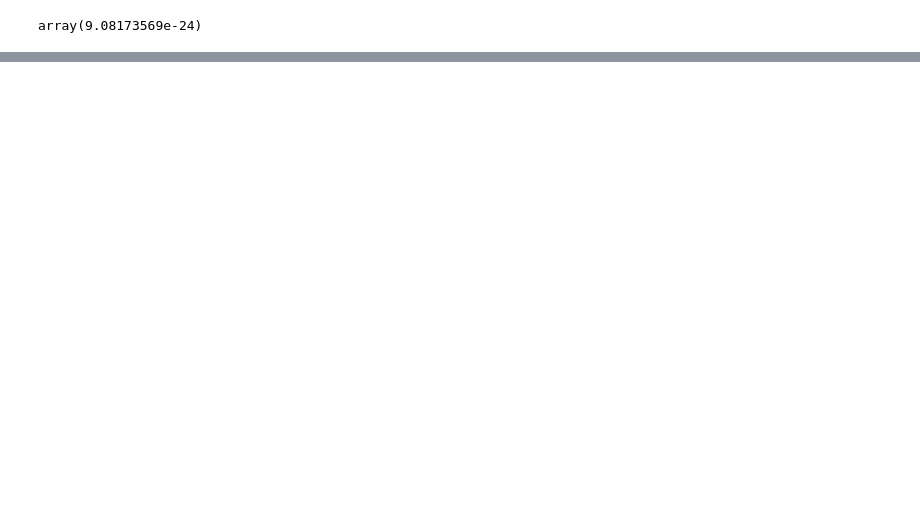
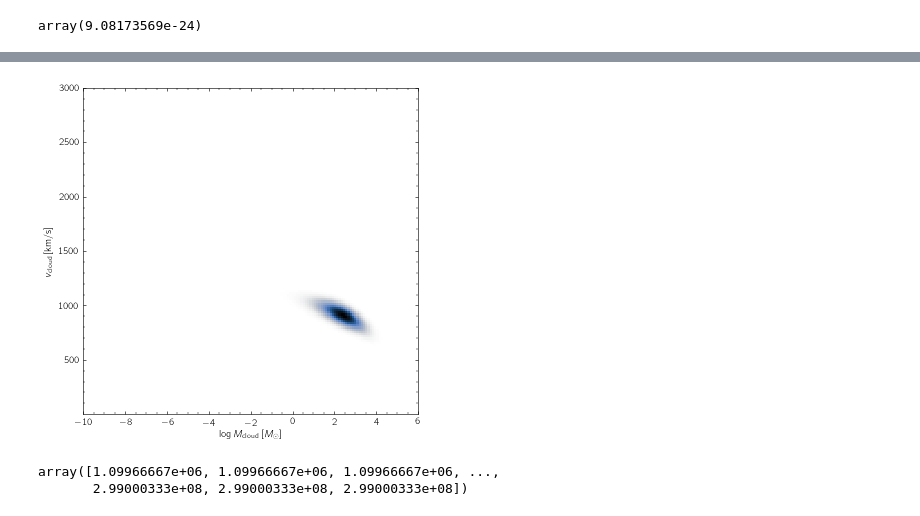
Before and after one commit to kc3058/MultiphaseGasCloud, a Jupyter notebook: MultiphaseVectorised.ipynb, the cells around one changed output, grey strips where cells are left out. Saved outputs shown, nothing was run; the diff lists cells and outputs as text; code cells hidden in the pictures; blank space fills up the shorter version.

```diff
--- a/MultiphaseVectorised.ipynb
+++ b/MultiphaseVectorised.ipynb
@@ -584,0 +843,9 @@ res.plot_velocity(10, cloud, const)
+# %%
+res.plot_cloud([0,steps-1], cloud)
+# %% [output]
+[figure, added]
+# %%
+np.repeat(cloud.vbin, cloud.ncells_M)
+# %% [output]
+array([1.09966667e+06, 1.09966667e+06, 1.09966667e+06, ...,
+       2.99000333e+08, 2.99000333e+08, 2.99000333e+08])
```
Also changed, not shown: parts of 15 cells of this notebook, 2 other files.
